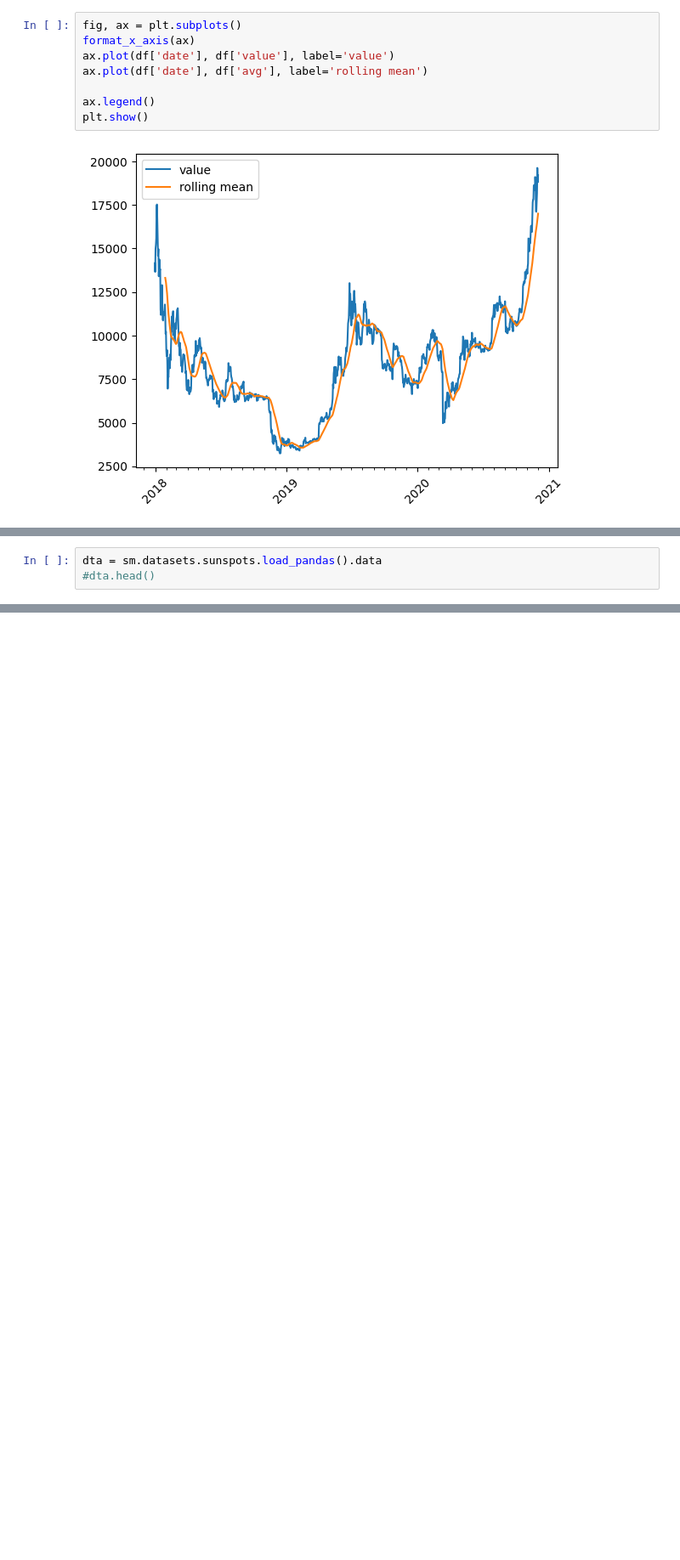
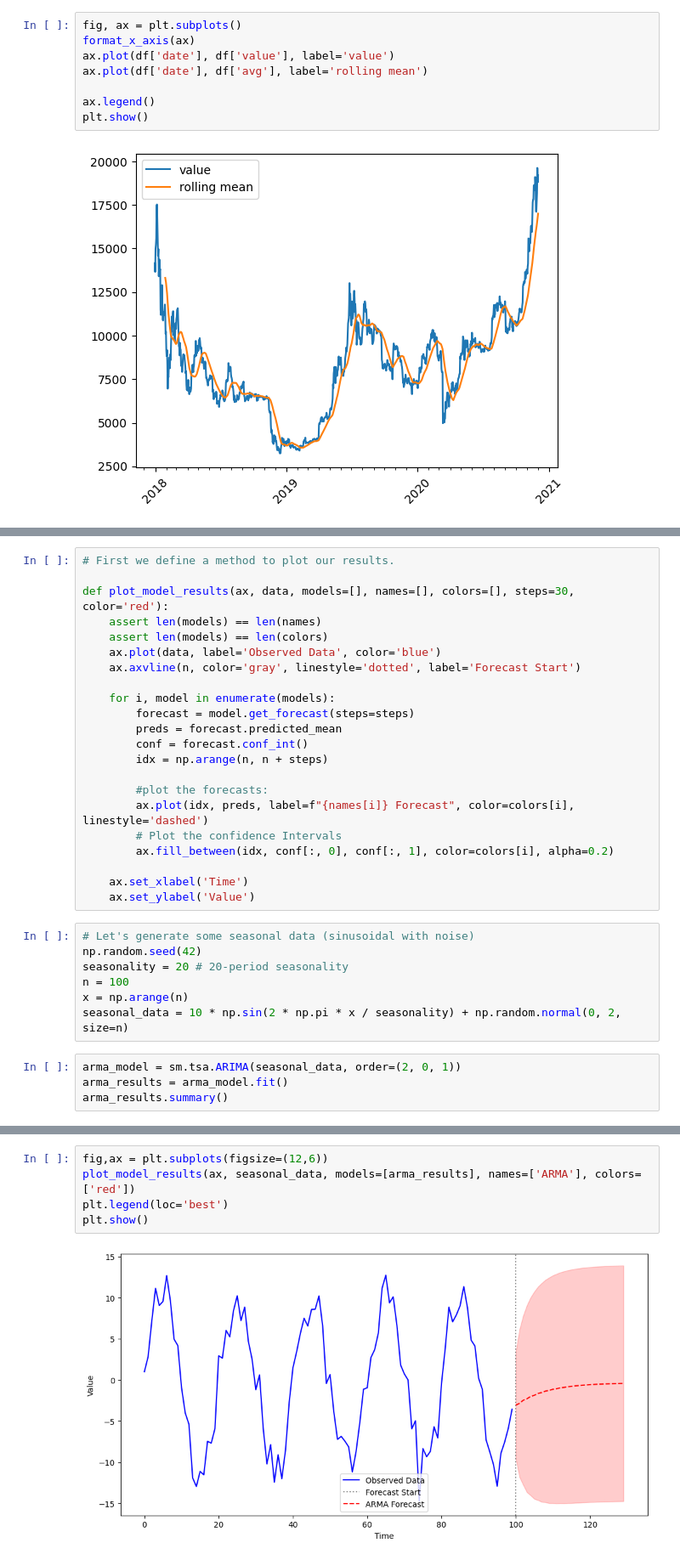
Before and after one commit to fenna/BFVM23PROGRAM3, a Jupyter notebook: demos/demo-arma-and-friends.ipynb, the cells around one changed output, grey strips where cells are left out. Shown at 85% size. Drawn from its saved outputs; the diff is of its cells as text; blank space fills up the shorter version.

Commit message:
arma notebook wel een beetje klaar zo.

```diff
--- a/demos/demo-arma-and-friends.ipynb
+++ b/demos/demo-arma-and-friends.ipynb
@@ -105,3 +75,0 @@ Now let's see how this works in a more realistic scenario.
-# %%
-dta = sm.datasets.sunspots.load_pandas().data
-#dta.head()
@@ -122,0 +87,33 @@ fig = sm.graphics.tsa.plot_pacf(dta, lags=40, ax=ax2)
+# %%
+# First we define a method to plot our results.
+
+def plot_model_results(ax, data, models=[], names=[], colors=[], steps=30, color='red'):
+    assert len(models) == len(names)
+    assert len(models) == len(colors)
+    ax.plot(data, label='Observed Data', color='blue')
+    ax.axvline(n, color='gray', linestyle='dotted', label='Forecast Start')
+
+    for i, model in enumerate(models):
+        forecast = model.get_forecast(steps=steps)
+        preds = forecast.predicted_mean
+        conf = forecast.conf_int()
+        idx = np.arange(n, n + steps)
+
+        #plot the forecasts:
+        ax.plot(idx, preds, label=f"{names[i]} Forecast", color=colors[i], linestyle='dashed')
+        # Plot the confidence Intervals
+        ax.fill_between(idx, conf[:, 0], conf[:, 1], color=colors[i], alpha=0.2)
+
+    ax.set_xlabel('Time')
+    ax.set_ylabel('Value')
+# %%
+# Let's generate some seasonal data (sinusoidal with noise)
+np.random.seed(42)
+seasonality = 20 # 20-period seasonality
+n = 100
+x = np.arange(n)
+seasonal_data = 10 * np.sin(2 * np.pi * x / seasonality) + np.random.normal(0, 2, size=n)
+# %%
+arma_model = sm.tsa.ARIMA(seasonal_data, order=(2, 0, 1))
+arma_results = arma_model.fit()
+arma_results.summary()
@@ -122,0 +141,7 @@ fig = sm.graphics.tsa.plot_pacf(dta, lags=40, ax=ax2)
+# %%
+fig,ax = plt.subplots(figsize=(12,6))
+plot_model_results(ax, seasonal_data, models=[arma_results], names=['ARMA'], colors=['red'])
+plt.legend(loc='best')
+plt.show()
+# %% [output]
+[figure, added]
```
Also changed, not shown: parts of 19 cells of this notebook.
